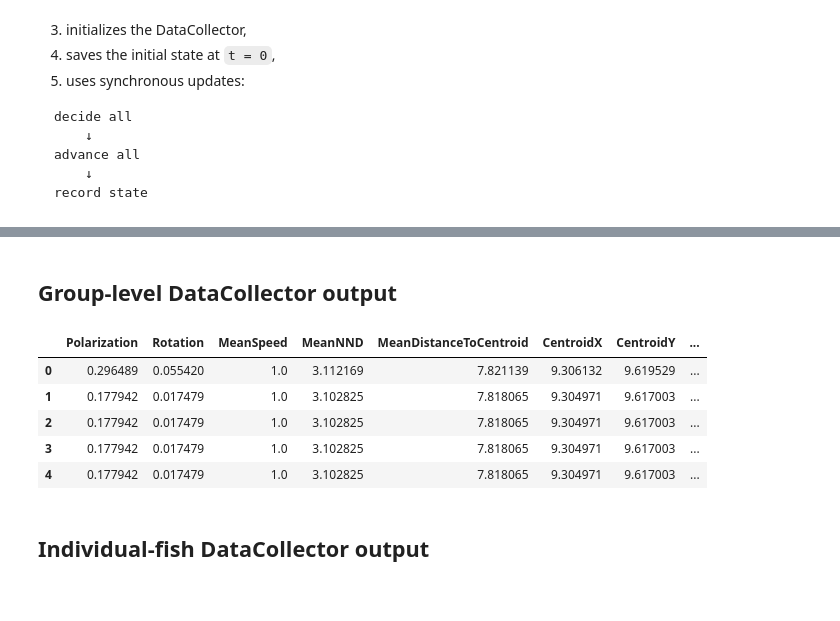
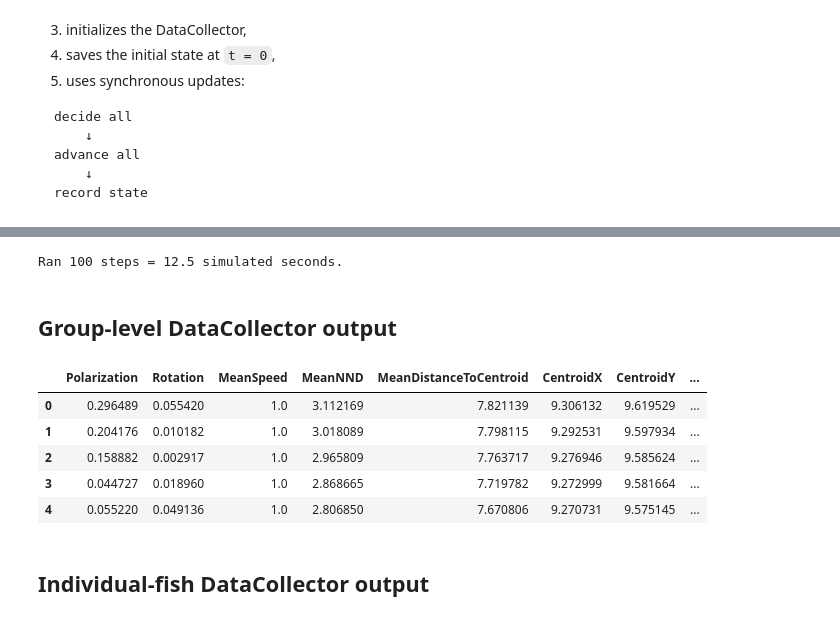
Before and after one commit to JacopodiPaola/MAS-2026, a Jupyter notebook: handlings/Golden_Shiner_MAS_Complete.ipynb, the cells around one changed output, grey strips where cells are left out. Drawn from its saved outputs; the diff is of its cells as text; code cells hidden in the pictures.

```diff
--- a/handlings/Golden_Shiner_MAS_Complete.ipynb
+++ b/handlings/Golden_Shiner_MAS_Complete.ipynb
@@ -675,32 +159,36 @@ Because the initial state is collected inside `__init__`, running 100 steps give
 # %%
+# How long to simulate, in seconds (not in steps).
+SIMULATED_SECONDS = 12.5
 
-model = GoldenShinersModel(
-    width=20,
-    height=20,
-    n_fish=20,
-    speed=1.0,
-    seed=1,
-)
+model = GoldenShinersModel(width=20, height=20, n_fish=20, speed=1.0, seed=1)
 
-for _ in range(100):
+# One step lasts model.dt = 0.125 s, so 12.5 s needs 100 steps.
+for _ in range(round(SIMULATED_SECONDS / model.dt)):
     model.step()
+
+print(f"Ran {model.steps} steps = {model.steps * model.dt} simulated seconds.")
+# %% [output]
+Ran 100 steps = 12.5 simulated seconds.
 # %% [markdown]
 ## Group-level DataCollector output
 # %%
 
 model_data = (
     model.datacollector
     .get_model_vars_dataframe()
 )
 
+# Simulated time of each recorded row: time = step number * dt.
+model_data["Time"] = [s * model.dt for s in model.recorded_steps]
+
 model_data.head()
 # %% [output]
 |  | Polarization | Rotation | MeanSpeed | MeanNND | MeanDistanceToCentroid | CentroidX | CentroidY | ... |
 | 0 | 0.296489 | 0.055420 | 1.0 | 3.112169 | 7.821139 | 9.306132 | 9.619529 | ... |
-| 1 | 0.177942 | 0.017479 | 1.0 | 3.102825 | 7.818065 | 9.304971 | 9.617003 | ... |
-| 2 | 0.177942 | 0.017479 | 1.0 | 3.102825 | 7.818065 | 9.304971 | 9.617003 | ... |
-| 3 | 0.177942 | 0.017479 | 1.0 | 3.102825 | 7.818065 | 9.304971 | 9.617003 | ... |
-| 4 | 0.177942 | 0.017479 | 1.0 | 3.102825 | 7.818065 | 9.304971 | 9.617003 | ... |
+| 1 | 0.204176 | 0.010182 | 1.0 | 3.018089 | 7.798115 | 9.292531 | 9.597934 | ... |
+| 2 | 0.158882 | 0.002917 | 1.0 | 2.965809 | 7.763717 | 9.276946 | 9.585624 | ... |
+| 3 | 0.044727 | 0.018960 | 1.0 | 2.868665 | 7.719782 | 9.272999 | 9.581664 | ... |
+| 4 | 0.055220 | 0.049136 | 1.0 | 2.806850 | 7.670806 | 9.270731 | 9.575145 | ... |
 # %% [markdown]
 ## Individual-fish DataCollector output
 # %%
```
Also changed, not shown: parts of 10 cells of this notebook.
